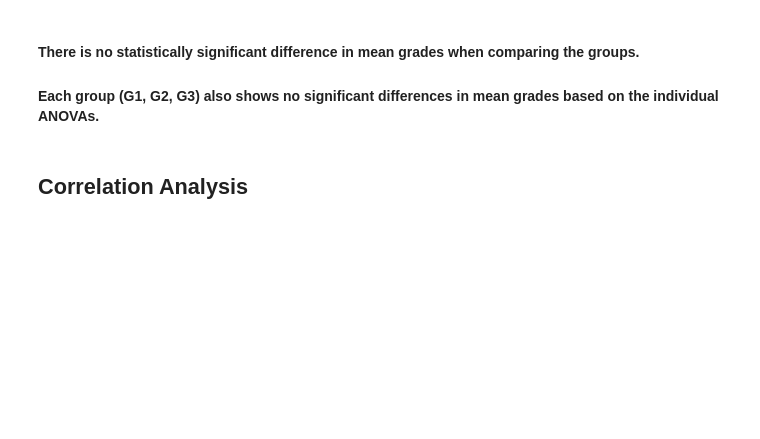
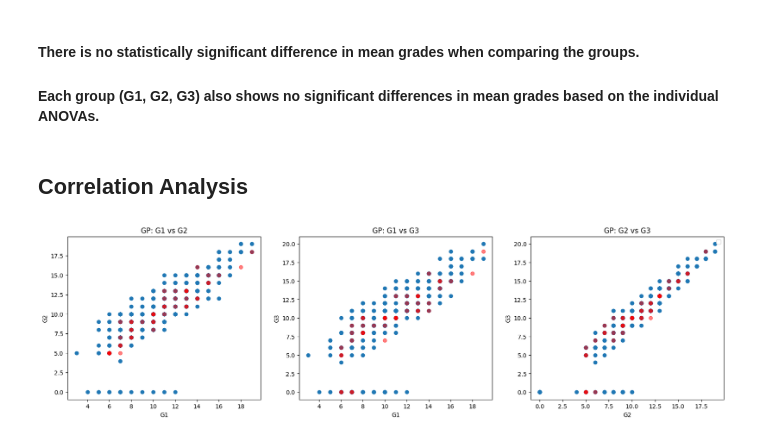
Before and after one commit to samillano-jk/Data_Analysis-projects-scripts-notebooks, a Jupyter notebook: Data-Analysis/student-performance-analysis.ipynb, the cells around one changed output. Saved outputs shown, nothing was run; the diff lists cells and outputs as text; code cells hidden in the pictures; blank space fills up the shorter version.

Commit message:
Kaggle Notebook | Student-Performance-Analysis | Version 22

```diff
--- a/Data-Analysis/student-performance-analysis.ipynb
+++ b/Data-Analysis/student-performance-analysis.ipynb
@@ -577,12 +577,12 @@ from scipy.stats import f_oneway
 gp_grades_mean = gp_grades.mean(axis=1)
 ms_grades_mean = ms_grades.mean(axis=1)
 # G1
-ms_g1 = student.loc[student["school"]=="MS", "G1"]
-gp_g1 = student.loc[student["school"]=="GP", "G1"]
+ms_g1 = ms_grades["G1"]
+gp_g1 = gp_grades["G1"]
 # G2
-ms_g2 = student.loc[student["school"]=="MS", "G2"]
-gp_g2 = student.loc[student["school"]=="GP", "G2"]
+ms_g2 = ms_grades["G2"]
+gp_g2 = gp_grades["G2"]
 # G3
-ms_g3 = student.loc[student["school"]=="MS", "G3"]
-gp_g3 = student.loc[student["school"]=="GP", "G3"]
+ms_g3 = ms_grades["G3"]
+gp_g3 = gp_grades["G3"]
 # %%
@@ -618,3 +617,30 @@ P-value: 0.3722262371311368
 #### Each group (G1, G2, G3) also shows no significant differences in mean grades based on the individual ANOVAs.
 # %% [markdown]
 ## Correlation Analysis
+# %%
+fig, ax = plt.subplots(1, 3, figsize=(20, 5))
+
+ax[0].scatter(x=gp_g1, y=gp_g2)
+ax[0].scatter(x=ms_g1, y=ms_g2, color="red", alpha=.5)
+ax[0].set_title(f"GP: {gp_g1.name} vs {gp_g2.name}")
+ax[0].set_xlabel(gp_g1.name)
+ax[0].set_ylabel(gp_g2.name)
+
+ax[1].scatter(x=gp_g1, y=gp_g3)
+ax[1].scatter(x=ms_g1, y=ms_g3, color="red", alpha=.5)
+ax[1].set_title(f"GP: {gp_g1.name} vs {gp_g3.name}")
+ax[1].set_xlabel(gp_g1.name)
+ax[1].set_ylabel(gp_g3.name)
+
+
+ax[2].scatter(x=gp_g2, y=gp_g3)
+ax[2].scatter(x=ms_g2, y=ms_g3, color="red", alpha=.5)
+ax[2].set_title(f"GP: {gp_g2.name} vs {gp_g3.name}")
+ax[2].set_xlabel(gp_g2.name)
+ax[2].set_ylabel(gp_g3.name)
+
+
+plt.legend()
+plt.show()
+# %% [output]
+[figure, added]
```
Also changed, not shown: parts of 3 cells of this notebook.
